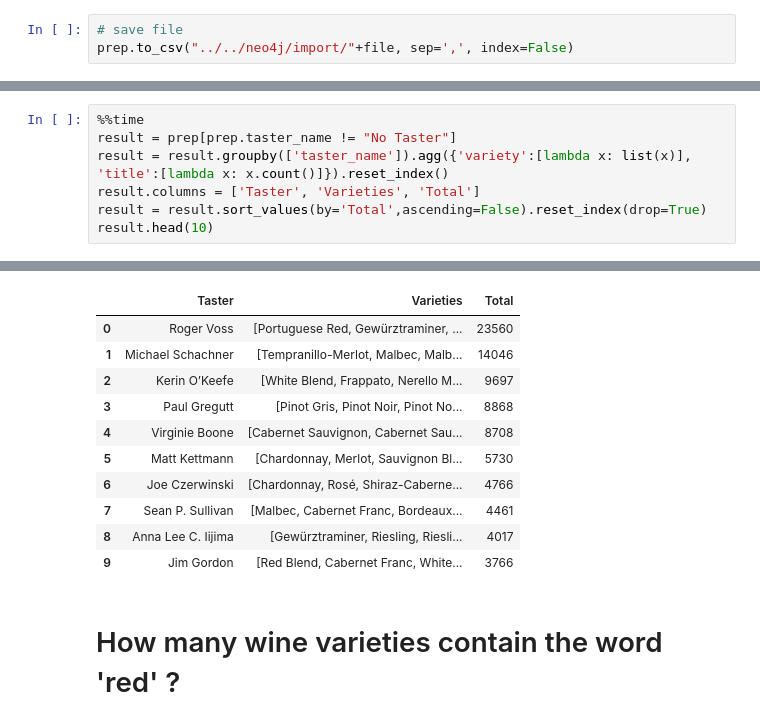
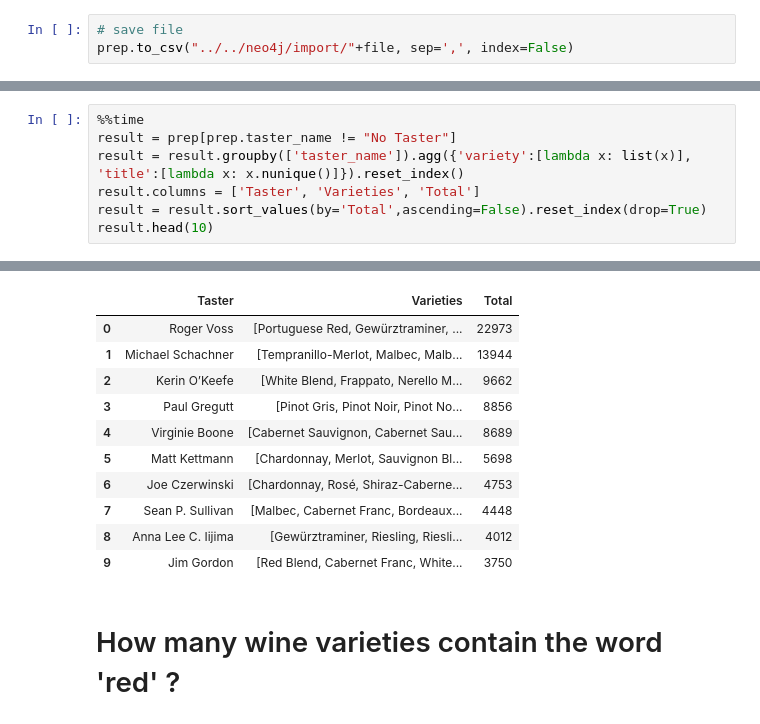
Before and after one commit to albert-kevin/azuremachinelearning, a Jupyter notebook: code/notebooks/howto_Graph.ipynb, the cells around one changed output, grey strips where cells are left out. Saved outputs shown, nothing was run; the diff lists cells and outputs as text.

```diff
--- a/code/notebooks/howto_Graph.ipynb
+++ b/code/notebooks/howto_Graph.ipynb
@@ -404,7 +420,7 @@ Wall time: 1.61 s
 # %%
 %%time
 result = prep[prep.taster_name != "No Taster"]
-result = result.groupby(['taster_name']).agg({'variety':[lambda x: list(x)], 'title':[lambda x: x.count()]}).reset_index()
+result = result.groupby(['taster_name']).agg({'variety':[lambda x: list(x)], 'title':[lambda x: x.nunique()]}).reset_index()
 result.columns = ['Taster', 'Varieties', 'Total']
 result = result.sort_values(by='Total',ascending=False).reset_index(drop=True)
 result.head(10)
@@ -414,14 +430,14 @@ Wall time: 84.5 ms
 |  | Taster | Varieties | Total |
-| 0 | Roger Voss | [Portuguese Red, Gewürztraminer, ... | 23560 |
-| 1 | Michael Schachner | [Tempranillo-Merlot, Malbec, Malb... | 14046 |
-| 2 | Kerin O’Keefe | [White Blend, Frappato, Nerello M... | 9697 |
-| 3 | Paul Gregutt | [Pinot Gris, Pinot Noir, Pinot No... | 8868 |
-| 4 | Virginie Boone | [Cabernet Sauvignon, Cabernet Sau... | 8708 |
-| 5 | Matt Kettmann | [Chardonnay, Merlot, Sauvignon Bl... | 5730 |
-| 6 | Joe Czerwinski | [Chardonnay, Rosé, Shiraz-Caberne... | 4766 |
-| 7 | Sean P. Sullivan | [Malbec, Cabernet Franc, Bordeaux... | 4461 |
-| 8 | Anna Lee C. Iijima | [Gewürztraminer, Riesling, Riesli... | 4017 |
-| 9 | Jim Gordon | [Red Blend, Cabernet Franc, White... | 3766 |
+| 0 | Roger Voss | [Portuguese Red, Gewürztraminer, ... | 22973 |
+| 1 | Michael Schachner | [Tempranillo-Merlot, Malbec, Malb... | 13944 |
+| 2 | Kerin O’Keefe | [White Blend, Frappato, Nerello M... | 9662 |
+| 3 | Paul Gregutt | [Pinot Gris, Pinot Noir, Pinot No... | 8856 |
+| 4 | Virginie Boone | [Cabernet Sauvignon, Cabernet Sau... | 8689 |
+| 5 | Matt Kettmann | [Chardonnay, Merlot, Sauvignon Bl... | 5698 |
+| 6 | Joe Czerwinski | [Chardonnay, Rosé, Shiraz-Caberne... | 4753 |
+| 7 | Sean P. Sullivan | [Malbec, Cabernet Franc, Bordeaux... | 4448 |
+| 8 | Anna Lee C. Iijima | [Gewürztraminer, Riesling, Riesli... | 4012 |
+| 9 | Jim Gordon | [Red Blend, Cabernet Franc, White... | 3750 |
 # %% [markdown]
 # How many wine varieties contain the word 'red' ?
 # %%
```
Also changed, not shown: parts of 84 cells of this notebook, 5 other files.
